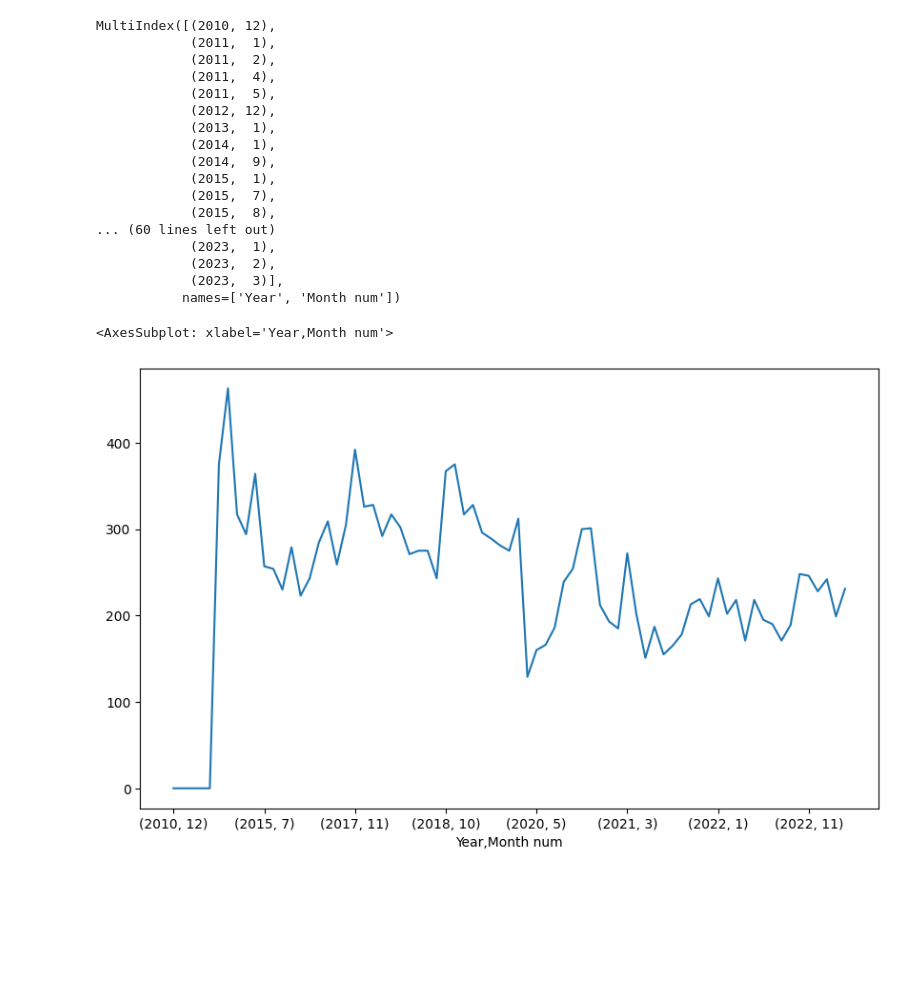
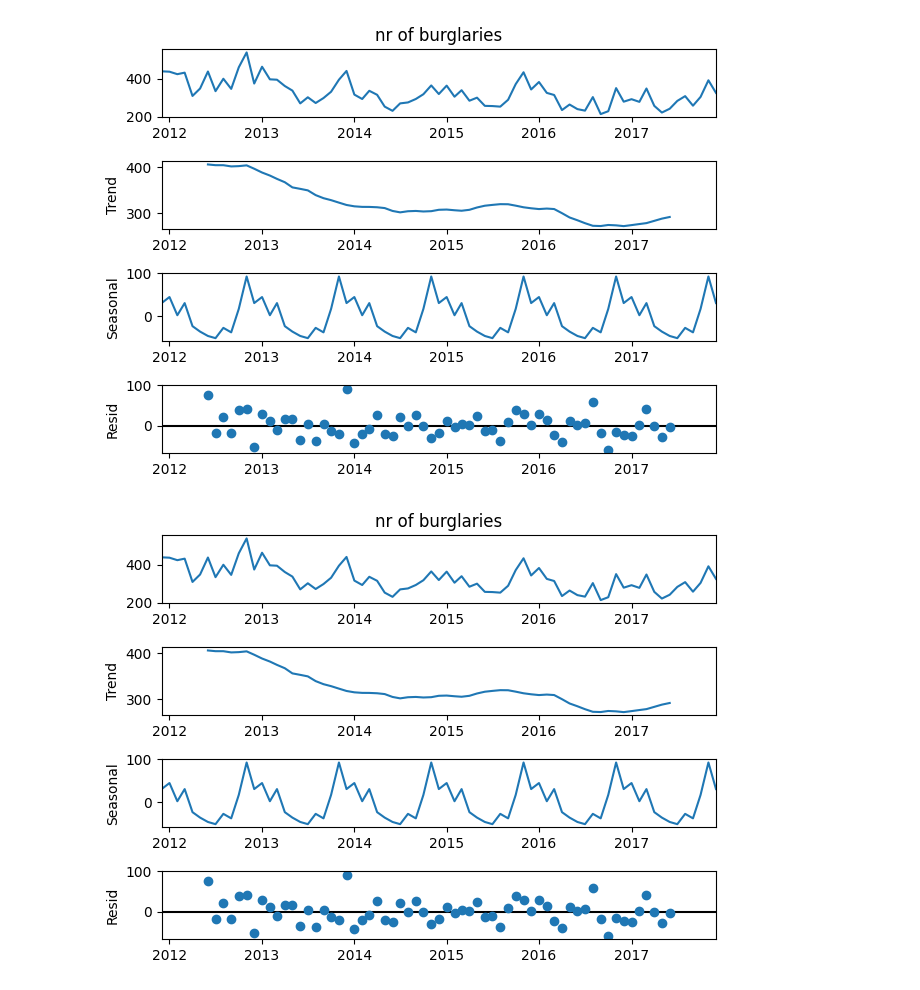
Before and after one commit to isavgt/JBG050-group11, a Jupyter notebook: forecast_holt_winters.ipynb, the cells around one changed output. Saved outputs shown, nothing was run; the diff lists cells and outputs as text; code cells hidden in the pictures; blank space fills up the shorter version.

```diff
--- a/forecast_holt_winters.ipynb
+++ b/forecast_holt_winters.ipynb
@@ -5,27 +5,3 @@ from statsmodels.tsa.seasonal import seasonal_decompose
 from statsmodels.tsa.seasonal import seasonal_decompose
 from statsmodels.tsa.holtwinters import SimpleExpSmoothing
 from statsmodels.tsa.holtwinters import ExponentialSmoothing
-# %%
-# See number of burglaries per month over the years
-df = pd.read_parquet('C:\\Users\\20203697\\Desktop\\DBL2_data\\cleaned\\Metropolitan-street.parquet')
-monthly_grouped_df = df.sort_values(['Year','Month num'],ascending=False).groupby(['Year', 'Month num'])['Crime ID'].count()
-
-monthly_grouped_df.index
-# %% [output]
-MultiIndex([(2010, 12),
-            (2011,  1),
-            (2011,  2),
-            (2011,  4),
-            (2011,  5),
-            (2012, 12),
-            (2013,  1),
-            (2014,  1),
-            (2014,  9),
-            (2015,  1),
-            (2015,  7),
-            (2015,  8),
-... (60 lines left out)
-            (2023,  1),
-            (2023,  2),
-            (2023,  3)],
-           names=['Year', 'Month num'])
@@ -34,6 +8,25 @@ MultiIndex([(2010, 12),
-# %%
-plt.figure(figsize=(10,6))
-monthly_grouped_df.plot(kind='line')
-# %% [output]
-<AxesSubplot: xlabel='Year,Month num'>
-[figure, removed]
+# %%
+# Read data, get dataframe with crimes/month
+df = pd.read_parquet('C:\\Users\\20203697\\Desktop\\DBL2_data\\cleaned\\Metropolitan-street.parquet')
+monthly_grouped_df = df.sort_values(['Year','Month num'],ascending=False).groupby(['Year', 'Month num'])['Crime ID'].count()
+monthly_grouped_df = monthly_grouped_df.to_frame()
+
+# Rename columns, select rows with data and set datetime index
+monthly_grouped_df = monthly_grouped_df.rename(columns = {'Crime ID':'nr of burglaries'})
+monthly_grouped_df['day'] = 1
+monthly_grouped_df = monthly_grouped_df.reset_index()
+monthly_grouped_df = monthly_grouped_df[(monthly_grouped_df['Year']>2011) | ((monthly_grouped_df['Year'] == 2011) & (monthly_grouped_df['Month num']==12))]
+monthly_grouped_df = monthly_grouped_df.rename(columns={'Month num': 'month', 'Year': 'year'})
+monthly_grouped_df['Date'] = pd.to_datetime(monthly_grouped_df[['year', 'month', 'day']])
+monthly_grouped_df = monthly_grouped_df.set_index(pd.DatetimeIndex(monthly_grouped_df['Date']))
+# %%
+# Divide test and train data
+train_data = monthly_grouped_df[monthly_grouped_df['year']<2018]
+test_data = monthly_grouped_df[monthly_grouped_df['year']>2017]
+# %%
+# Decompose the nr of burglaries into average, trends and seasonality
+decompose_result = seasonal_decompose(train_data['nr of burglaries'], model='additive', period=12)
+decompose_result.plot()
+# %% [output]
+[figure, added]
+[figure, added]
```
Also changed, not shown: parts of 2 cells of this notebook, 1 other file.
